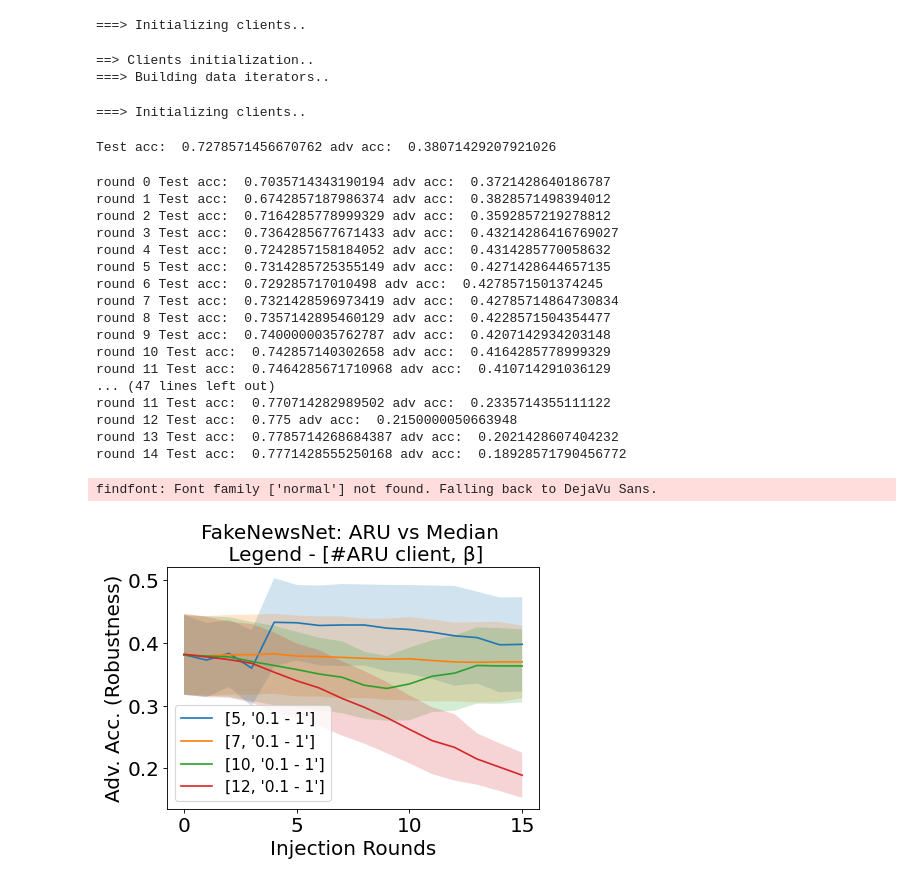
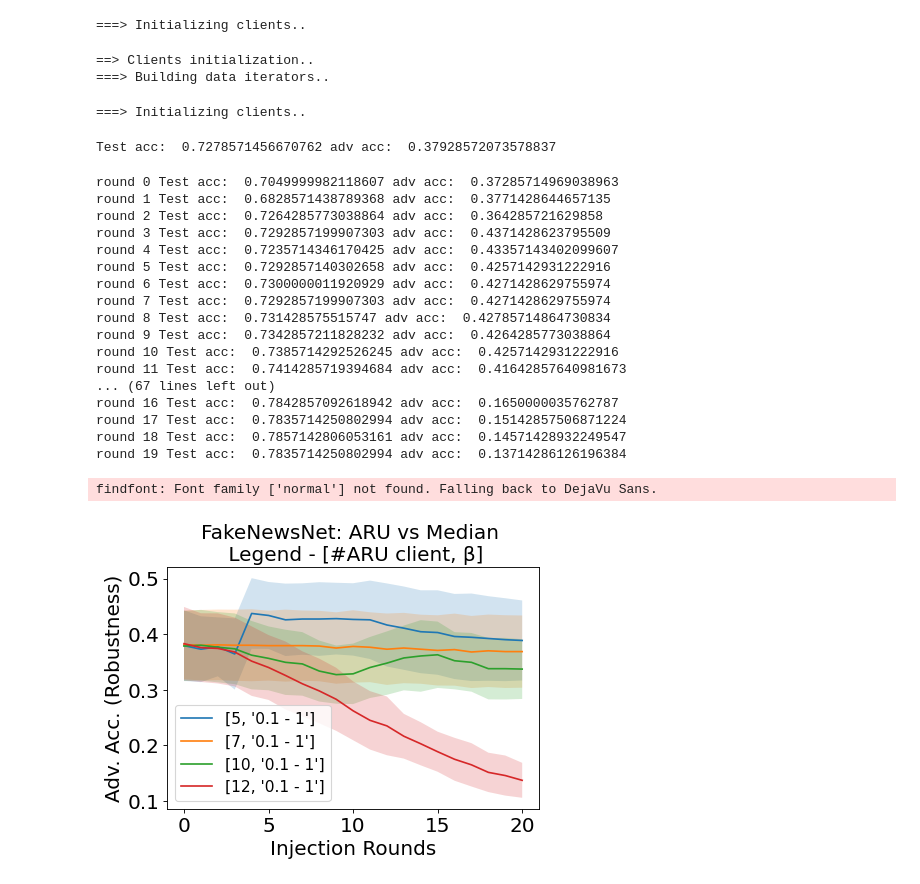
Before and after one commit to tj-kim/fedatk_unl_tj, a Jupyter notebook: icml25_exp/exp5_fig5c_median_dynamic-fakenews.ipynb, the cells around one changed output. Saved outputs shown, nothing was run; the diff lists cells and outputs as text; code cells hidden in the pictures.

```diff
--- a/icml25_exp/exp5_fig5c_median_dynamic-fakenews.ipynb
+++ b/icml25_exp/exp5_fig5c_median_dynamic-fakenews.ipynb
@@ -82,7 +82,7 @@ beta_params = [0.05, 0.1, 0.1, 0.2]
 weight2_list = [0.1, 0.1, 0.1, 0.1]
 agg_options = ["median", "median", "median",  "median"]
 
-num_rounds = 15
+num_rounds = 20
 eps = eps_attack
 
 result_list = []
@@ -182,24 +182,24 @@ for itt in range(len(beta_params)):
 ==> Clients initialization..
 ===> Building data iterators..
 ===> Initializing clients..
-Test acc:  0.7278571456670762 adv acc:  0.38071429207921026
+Test acc:  0.7278571456670762 adv acc:  0.37928572073578837
-round 0 Test acc:  0.7035714343190194 adv acc:  0.3721428640186787
-round 1 Test acc:  0.6742857187986374 adv acc:  0.3828571498394012
-round 2 Test acc:  0.7164285778999329 adv acc:  0.3592857219278812
-round 3 Test acc:  0.7364285677671433 adv acc:  0.43214286416769027
-round 4 Test acc:  0.7242857158184052 adv acc:  0.4314285770058632
-round 5 Test acc:  0.7314285725355149 adv acc:  0.4271428644657135
-round 6 Test acc:  0.729285717010498 adv acc:  0.4278571501374245
-round 7 Test acc:  0.7321428596973419 adv acc:  0.42785714864730834
-round 8 Test acc:  0.7357142895460129 adv acc:  0.4228571504354477
-round 9 Test acc:  0.7400000035762787 adv acc:  0.4207142934203148
-round 10 Test acc:  0.742857140302658 adv acc:  0.4164285778999329
-round 11 Test acc:  0.7464285671710968 adv acc:  0.410714291036129
-... (47 lines left out)
-round 11 Test acc:  0.770714282989502 adv acc:  0.2335714355111122
-round 12 Test acc:  0.775 adv acc:  0.2150000050663948
-round 13 Test acc:  0.7785714268684387 adv acc:  0.2021428607404232
-round 14 Test acc:  0.7771428555250168 adv acc:  0.18928571790456772
+round 0 Test acc:  0.7049999982118607 adv acc:  0.37285714969038963
+round 1 Test acc:  0.6828571438789368 adv acc:  0.3771428644657135
+round 2 Test acc:  0.7264285773038864 adv acc:  0.364285721629858
+round 3 Test acc:  0.7292857199907303 adv acc:  0.4371428623795509
+round 4 Test acc:  0.7235714346170425 adv acc:  0.43357143402099607
+round 5 Test acc:  0.7292857140302658 adv acc:  0.4257142931222916
+round 6 Test acc:  0.7300000011920929 adv acc:  0.4271428629755974
+round 7 Test acc:  0.7292857199907303 adv acc:  0.4271428629755974
+round 8 Test acc:  0.731428575515747 adv acc:  0.42785714864730834
+round 9 Test acc:  0.7342857211828232 adv acc:  0.4264285773038864
+round 10 Test acc:  0.7385714292526245 adv acc:  0.4257142931222916
+round 11 Test acc:  0.7414285719394684 adv acc:  0.41642857640981673
+... (67 lines left out)
+round 16 Test acc:  0.7842857092618942 adv acc:  0.1650000035762787
+round 17 Test acc:  0.7835714250802994 adv acc:  0.15142857506871224
+round 18 Test acc:  0.7857142806053161 adv acc:  0.14571428932249547
+round 19 Test acc:  0.7835714250802994 adv acc:  0.13714286126196384
 # %%
 import pickle
 
@@ -226,32 +226,32 @@ plot_settings = [[5, "0.1 - 1"],[7, "0.1 - 1"],[10, "0.1 - 1"],[12, "0.1 - 1"]]
 num_aru = [5, 7, 10, 12]
 beta_params = [0.05, 0.1, 0.1, 0.2]
 weight2_list = [0.1, 0.1, 0.1, 0.1]
 agg_options = ["median", "median", "median",  "median"]
 
 # Generate some sample data
-x = range(16)  # 100 points from 0 to 10
+x = range(num_rounds + 1)  # 100 points from 0 to 10
 
 # Plotting the lines
 # plt.plot(x, y1, label='Test Acc')
 label_list = plot_settings
 for i in range(len(label_list)):
     y = np.array(result_list[i]['adv_acc'])
     error = np.array(result_list[i]['adv_std'])
     plt.plot(x, y, label= str(label_list[i]))
     plt.fill_between(x, y-error, y+error,
     alpha=0.2)
 
 # Adding labels and title
 plt.xlabel('Injection Rounds')
 plt.ylabel('Adv. Acc. (Robustness)')
 plt.title('FakeNewsNet: ARU vs Median \n Legend - [#ARU client, β]', fontsize = 'medium')
 
 # Adding a legend
 plt.legend( loc="best", fontsize=14)
 
 
 # Display the plot
 plt.show()
 # %% [output]
 findfont: Font family ['normal'] not found. Falling back to DejaVu Sans.
-[figure, old version]
+[figure, new version]
```
Also changed, not shown: 14 other files.
